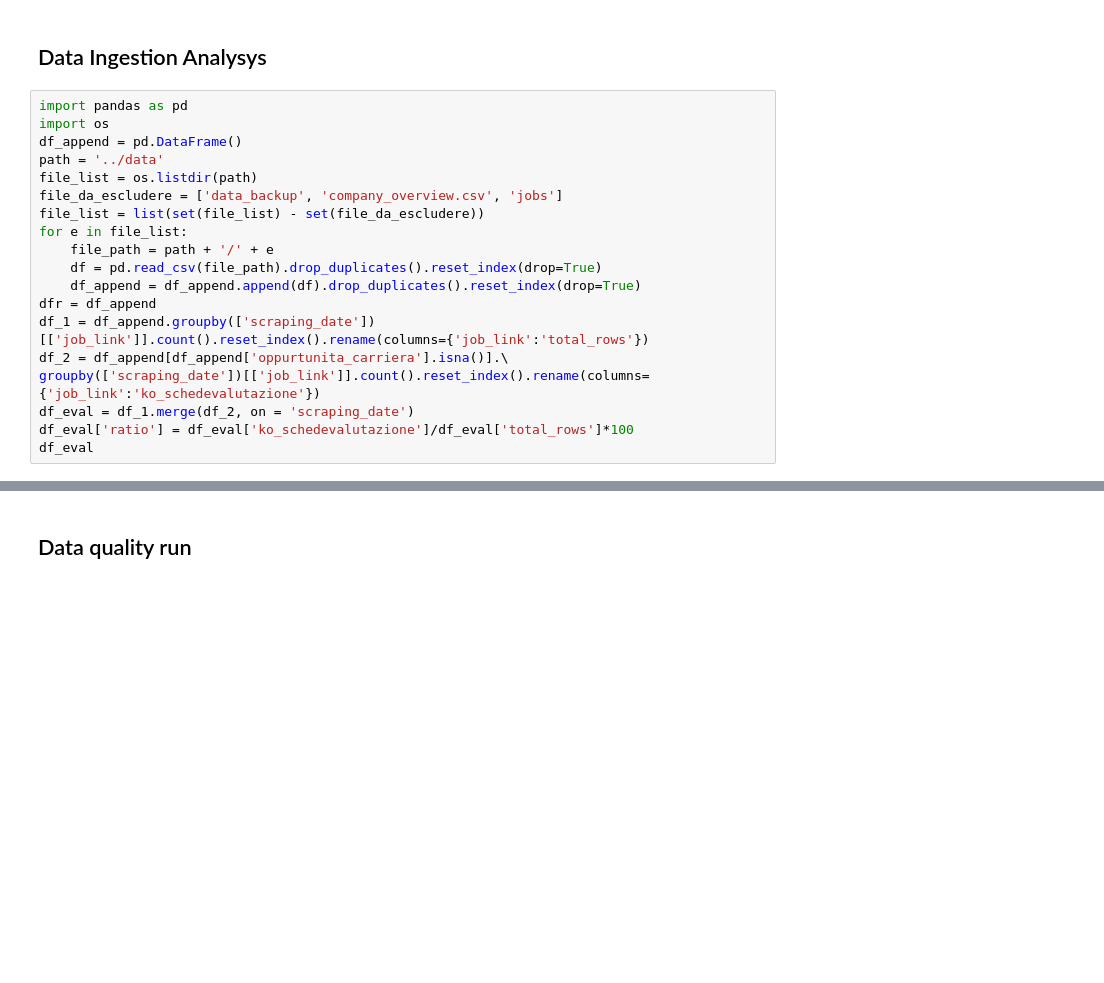
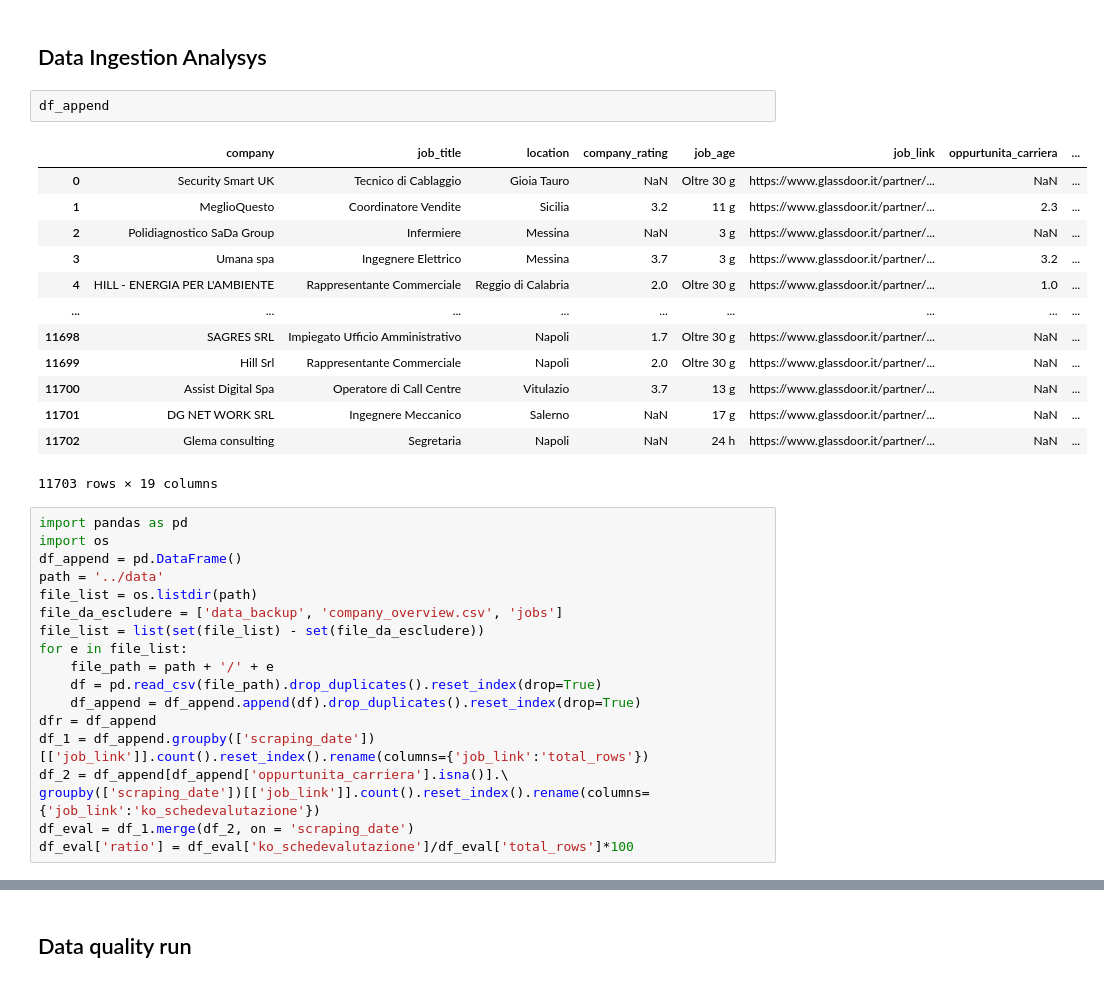
Before and after one commit to casulippo/Thesis---Data-Quality-Project, a Jupyter notebook: notebook/DataQualityResults.ipynb, the cells around one changed output, grey strips where cells are left out. Cells and saved outputs as stored; diff of their text form; blank space fills up the shorter version.

```diff
--- a/notebook/DataQualityResults.ipynb
+++ b/notebook/DataQualityResults.ipynb
@@ -13,6 +13,22 @@ sys.path.append('../../')
 import matplotlib.pyplot as plt
 # %% [markdown]
 ## Data Ingestion Analysys
+# %%
+df_append
+# %% [output]
+|  | company | job_title | location | company_rating | job_age | job_link | oppurtunita_carriera | ... |
+| 0 | Security Smart UK | Tecnico di Cablaggio | Gioia Tauro | NaN | Oltre 30 g | https://www.glassdoor.it/partner/... | NaN | ... |
+| 1 | MeglioQuesto | Coordinatore Vendite | Sicilia | 3.2 | 11 g | https://www.glassdoor.it/partner/... | 2.3 | ... |
+| 2 | Polidiagnostico SaDa Group | Infermiere | Messina | NaN | 3 g | https://www.glassdoor.it/partner/... | NaN | ... |
+| 3 | Umana spa | Ingegnere Elettrico | Messina | 3.7 | 3 g | https://www.glassdoor.it/partner/... | 3.2 | ... |
+| 4 | HILL - ENERGIA PER L'AMBIENTE | Rappresentante Commerciale | Reggio di Calabria | 2.0 | Oltre 30 g | https://www.glassdoor.it/partner/... | 1.0 | ... |
+| ... | ... | ... | ... | ... | ... | ... | ... | ... |
+| 11698 | SAGRES SRL | Impiegato Ufficio Amministrativo | Napoli | 1.7 | Oltre 30 g | https://www.glassdoor.it/partner/... | NaN | ... |
+| 11699 | Hill Srl | Rappresentante Commerciale | Napoli | 2.0 | Oltre 30 g | https://www.glassdoor.it/partner/... | NaN | ... |
+| 11700 | Assist Digital Spa | Operatore di Call Centre | Vitulazio | 3.7 | 13 g | https://www.glassdoor.it/partner/... | NaN | ... |
+| 11701 | DG NET WORK SRL | Ingegnere Meccanico | Salerno | NaN | 17 g | https://www.glassdoor.it/partner/... | NaN | ... |
+| 11702 | Glema consulting | Segretaria | Napoli | NaN | 24 h | https://www.glassdoor.it/partner/... | NaN | ... |
+11703 rows × 19 columns
 # %%
 import pandas as pd
 import os
@@ -31,7 +47,6 @@ df_2 = df_append[df_append['oppurtunita_carriera'].isna()].\
 groupby(['scraping_date'])[['job_link']].count().reset_index().rename(columns={'job_link':'ko_schedevalutazione'})
 df_eval = df_1.merge(df_2, on = 'scraping_date')
 df_eval['ratio'] = df_eval['ko_schedevalutazione']/df_eval['total_rows']*100
-df_eval
 # %%
 fig, ax = plt.subplots(figsize=(30, 5))
 
```
Also changed, not shown: parts of 2 cells of this notebook, 9 other files.
